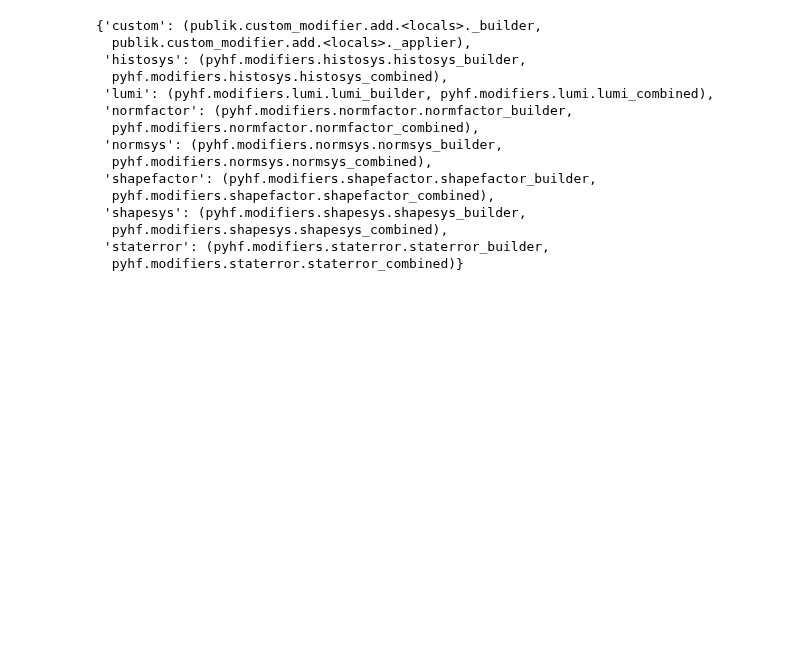
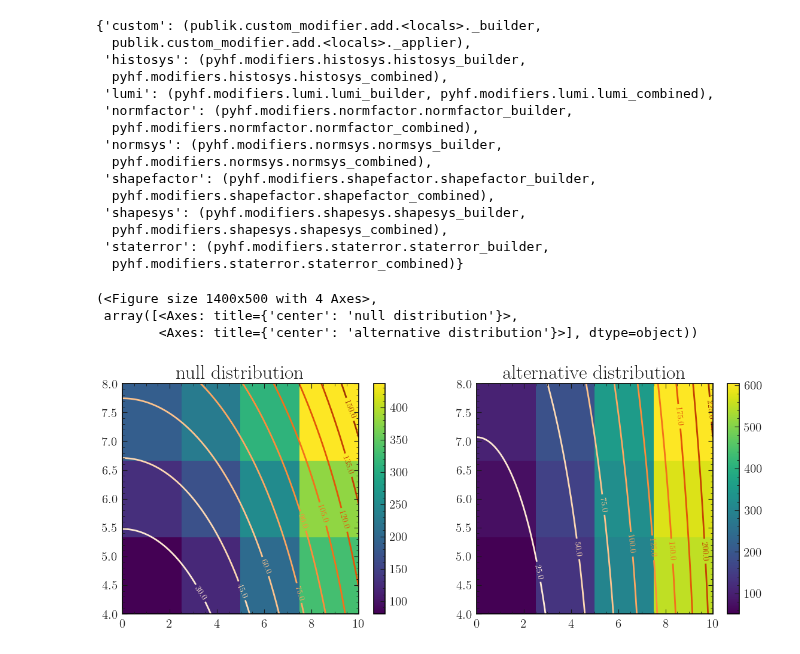
Before and after one commit to lorenzennio/redist, a Jupyter notebook: test3dmap.ipynb, the cells around one changed output. Saved outputs shown, nothing was run; the diff lists cells and outputs as text; code cells hidden in the pictures; blank space fills up the shorter version.

```diff
--- a/test3dmap.ipynb
+++ b/test3dmap.ipynb
@@ -127,6 +74,14 @@ cmod.expanded_pyhf
   pyhf.modifiers.shapesys.shapesys_combined),
  'staterror': (pyhf.modifiers.staterror.staterror_builder,
   pyhf.modifiers.staterror.staterror_combined)}
+# %%
+alt_pars=(2., 0.5)
+plot.dists(cmod, alt_pars)
+# %% [output]
+(<Figure size 1400x500 with 4 Axes>,
+ array([<Axes: title={'center': 'null distribution'}>,
+        <Axes: title={'center': 'alternative distribution'}>], dtype=object))
+[figure, added]
 # %%
 plot.map(cmod)
 # %% [output]
```
Also changed, not shown: parts of 15 cells of this notebook, 1 other file.
